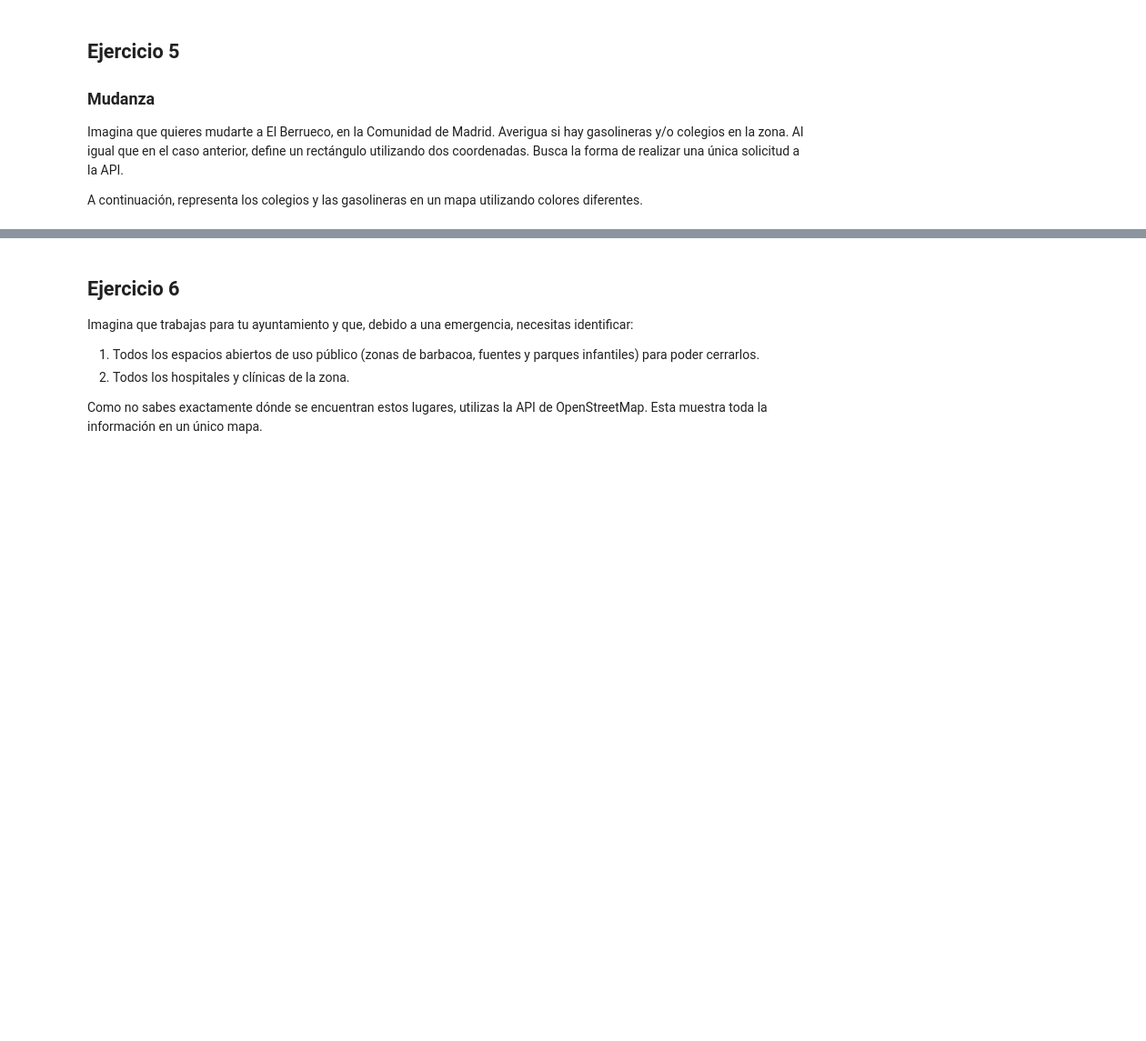
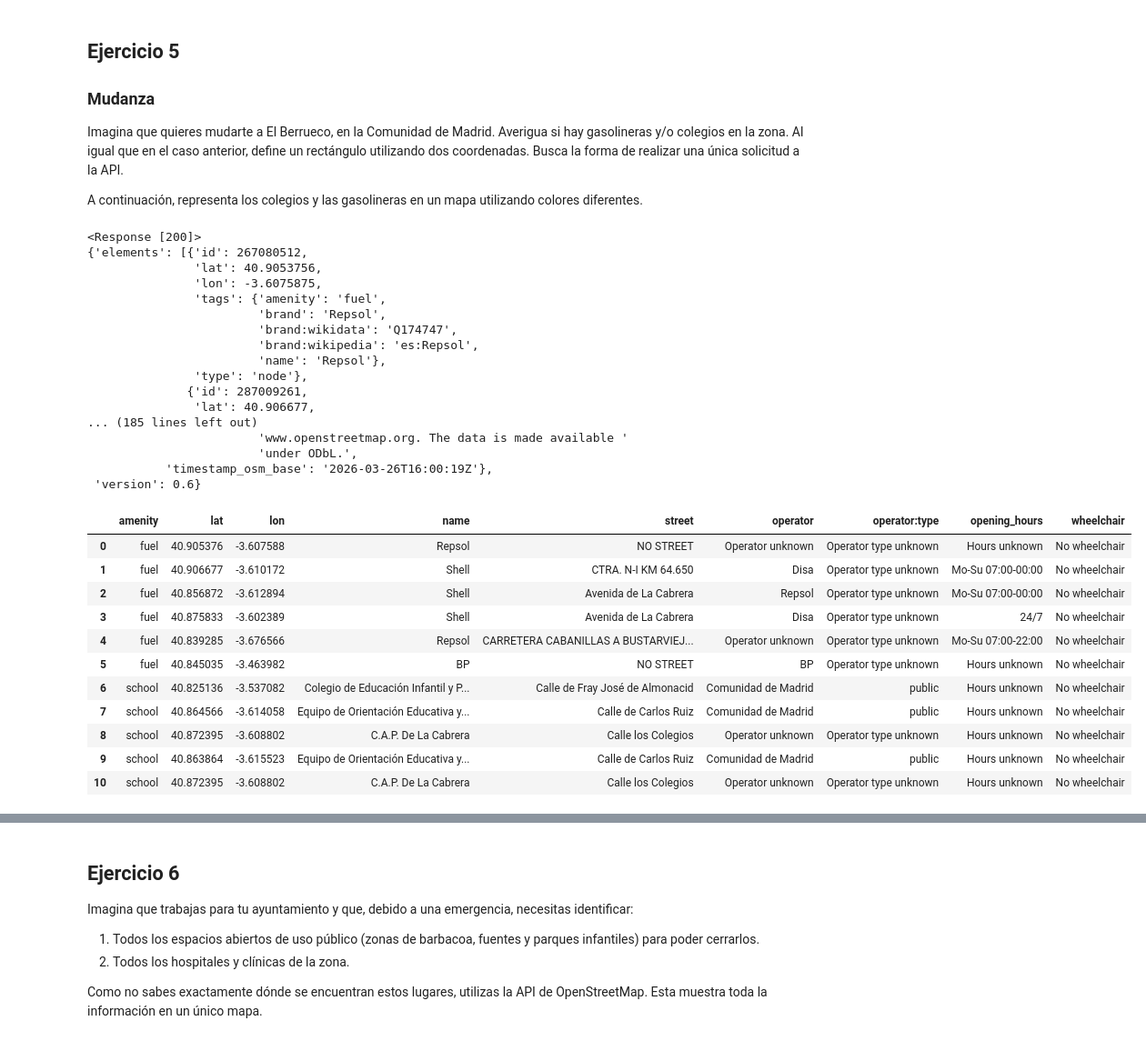
Before and after one commit to PablodaCunha/2603_ds_ft_thebridge, a Jupyter notebook: 2-Analytics/6-APIs/Ejercicios/Ejercicios_APIs.ipynb, the cells around one changed output, grey strips where cells are left out. Shown at 91% size. Cells and saved outputs as stored; diff of their text form; code cells hidden in the pictures; blank space fills up the shorter version.

```diff
--- a/2-Analytics/6-APIs/Ejercicios/Ejercicios_APIs.ipynb
+++ b/2-Analytics/6-APIs/Ejercicios/Ejercicios_APIs.ipynb
@@ -237,3 +461,41 @@ A continuación, representa los colegios y las gasolineras en un mapa utilizando
+# %%
+response = requests.get(overpass_url,
+                        params={'data': overpass_query})
+print(response)
+data_moving_house = response.json()
+pprint(data_moving_house)
+df_moving_house = json_to_df(data_moving_house)
+df_moving_house
+# %% [output]
+<Response [200]>
+{'elements': [{'id': 267080512,
+               'lat': 40.9053756,
+               'lon': -3.6075875,
+               'tags': {'amenity': 'fuel',
+                        'brand': 'Repsol',
+                        'brand:wikidata': 'Q174747',
+                        'brand:wikipedia': 'es:Repsol',
+                        'name': 'Repsol'},
+               'type': 'node'},
+              {'id': 287009261,
+               'lat': 40.906677,
+... (185 lines left out)
+                        'www.openstreetmap.org. The data is made available '
+                        'under ODbL.',
+           'timestamp_osm_base': '2026-03-26T16:00:19Z'},
+ 'version': 0.6}
+|  | amenity | lat | lon | name | street | operator | operator:type | opening_hours | wheelchair |
+| 0 | fuel | 40.905376 | -3.607588 | Repsol | NO STREET | Operator unknown | Operator type unknown | Hours unknown | No wheelchair |
+| 1 | fuel | 40.906677 | -3.610172 | Shell | CTRA. N-I KM 64.650 | Disa | Operator type unknown | Mo-Su 07:00-00:00 | No wheelchair |
+| 2 | fuel | 40.856872 | -3.612894 | Shell | Avenida de La Cabrera | Repsol | Operator type unknown | Mo-Su 07:00-00:00 | No wheelchair |
+| 3 | fuel | 40.875833 | -3.602389 | Shell | Avenida de La Cabrera | Disa | Operator type unknown | 24/7 | No wheelchair |
+| 4 | fuel | 40.839285 | -3.676566 | Repsol | CARRETERA CABANILLAS A BUSTARVIEJ... | Operator unknown | Operator type unknown | Mo-Su 07:00-22:00 | No wheelchair |
+| 5 | fuel | 40.845035 | -3.463982 | BP | NO STREET | BP | Operator type unknown | Hours unknown | No wheelchair |
+| 6 | school | 40.825136 | -3.537082 | Colegio de Educación Infantil y P... | Calle de Fray José de Almonacid | Comunidad de Madrid | public | Hours unknown | No wheelchair |
+| 7 | school | 40.864566 | -3.614058 | Equipo de Orientación Educativa y... | Calle de Carlos Ruiz | Comunidad de Madrid | public | Hours unknown | No wheelchair |
+| 8 | school | 40.872395 | -3.608802 | C.A.P. De La Cabrera | Calle los Colegios | Operator unknown | Operator type unknown | Hours unknown | No wheelchair |
+| 9 | school | 40.863864 | -3.615523 | Equipo de Orientación Educativa y... | Calle de Carlos Ruiz | Comunidad de Madrid | public | Hours unknown | No wheelchair |
+| 10 | school | 40.872395 | -3.608802 | C.A.P. De La Cabrera | Calle los Colegios | Operator unknown | Operator type unknown | Hours unknown | No wheelchair |
 # %%
 
 df_moving_house
```
Also changed, not shown: parts of 16 cells of this notebook, 37 other files.
